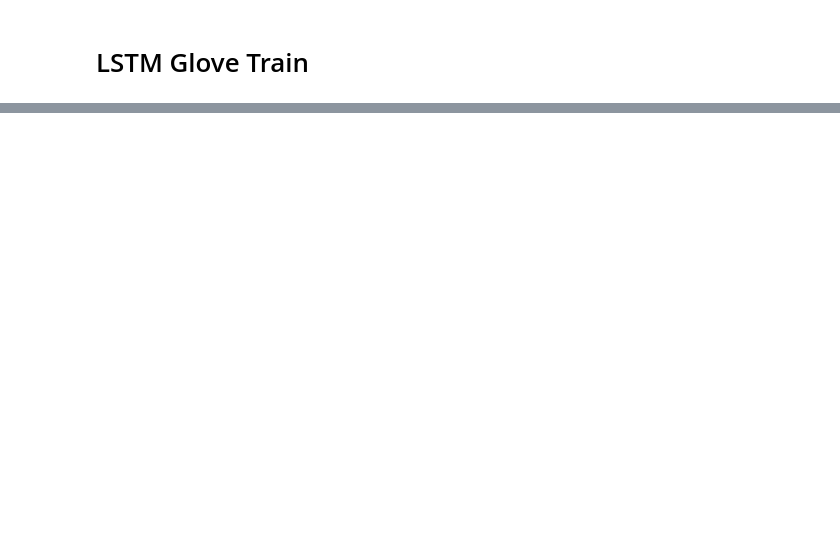
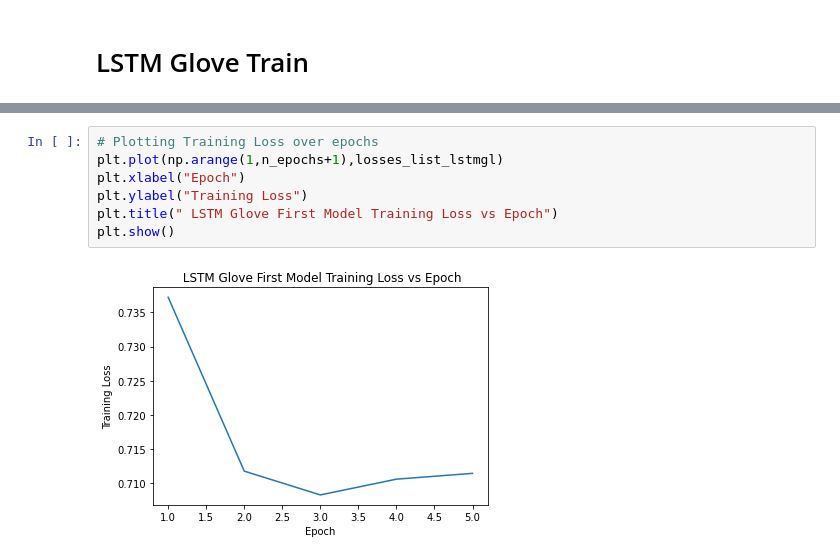
Before and after one commit to benmali/Deep2LSTM, a Jupyter notebook: DL-EX1-G2 22.4.22.ipynb, the cells around one changed output, grey strips where cells are left out. Cells and saved outputs as stored; diff of their text form; blank space fills up the shorter version.

```diff
--- a/DL-EX1-G2.ipynb
+++ b/DL-EX1-G2 22.4.22.ipynb
@@ -617,0 +688,9 @@ KeyboardInterrupt:
+# %%
+# Plotting Training Loss over epochs
+plt.plot(np.arange(1,n_epochs+1),losses_list_lstmgl)
+plt.xlabel("Epoch")
+plt.ylabel("Training Loss")
+plt.title(" LSTM Glove First Model Training Loss vs Epoch")
+plt.show()
+# %% [output]
+[figure, added]
```
Also changed, not shown: parts of 35 cells of this notebook, 1 other file.
